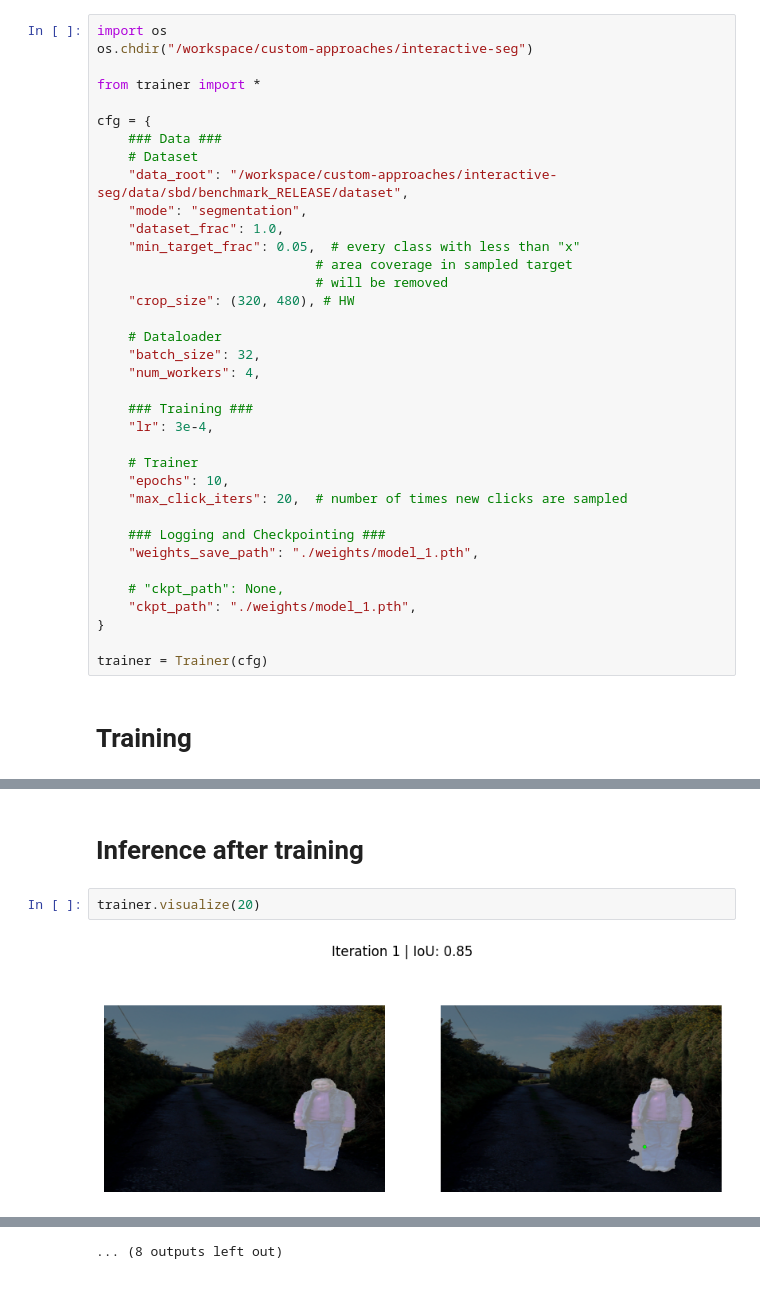
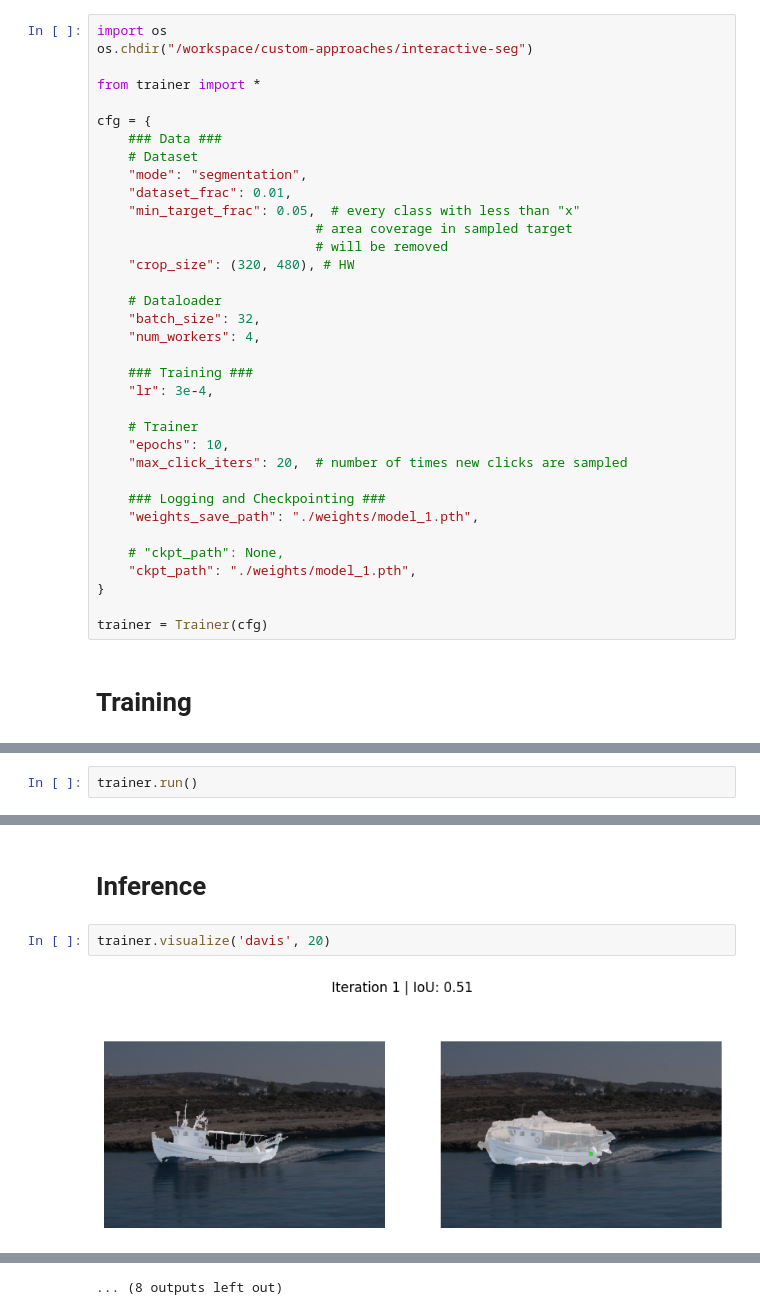
Before and after one commit to tanmay4269/iFSS, a Jupyter notebook: notebooks/nb_3.ipynb, the cells around one changed output, grey strips where cells are left out. Cells and saved outputs as stored; diff of their text form.

Commit message:
added davis dataset

```diff
--- a/notebooks/nb_3.ipynb
+++ b/notebooks/nb_3.ipynb
@@ -7,9 +7,8 @@ from trainer import *
 cfg = {
     ### Data ###
     # Dataset
-    "data_root": "/workspace/custom-approaches/interactive-seg/data/sbd/benchmark_RELEASE/dataset",
     "mode": "segmentation",
-    "dataset_frac": 1.0,
+    "dataset_frac": 0.01,
     "min_target_frac": 0.05,  # every class with less than "x"
                             # area coverage in sampled target
                             # will be removed
@@ -40,0 +38,2 @@ trainer = Trainer(cfg)
+# %%
+trainer.run()
@@ -41,6 +46,6 @@ trainer = Trainer(cfg)
 # %% [markdown]
-# Inference after training
+# Inference
 # %%
-trainer.visualize(20)
+trainer.visualize('davis', 20)
 # %% [output]
-[figure, old version]
+[figure, new version]
```
Also changed, not shown: parts of 5 cells of this notebook, 5 other files.
